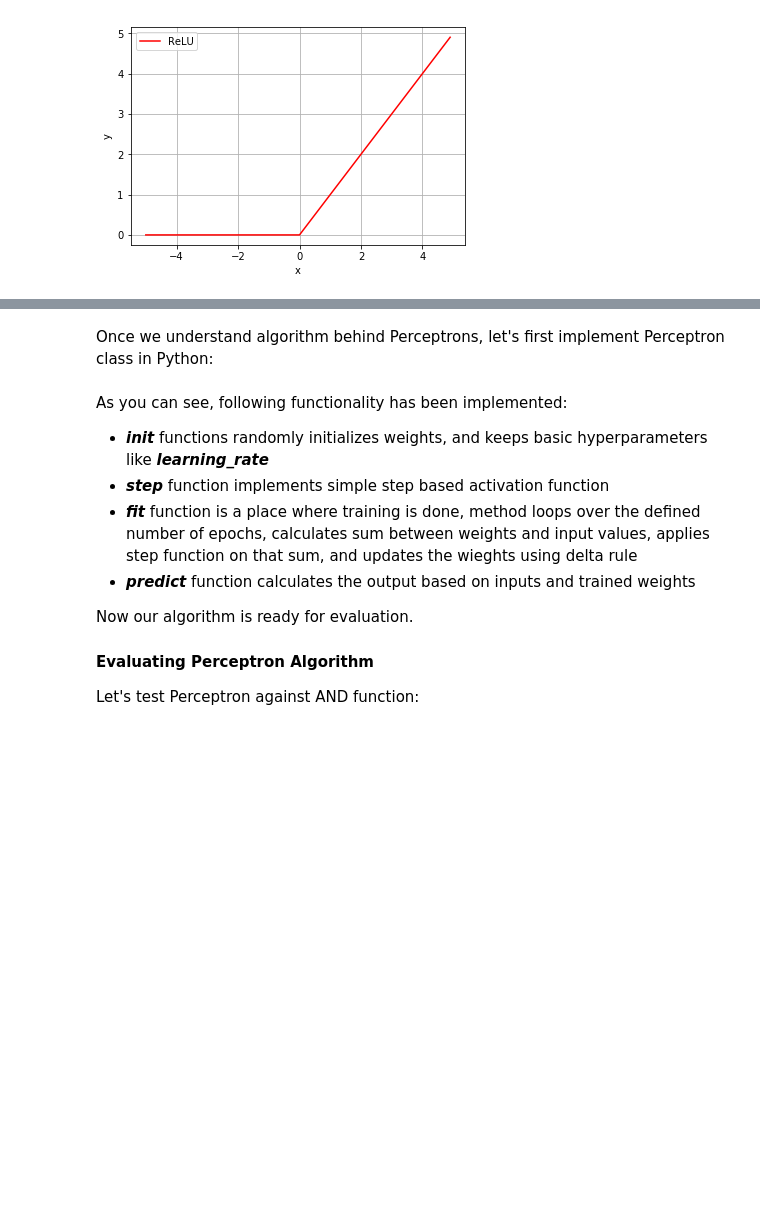
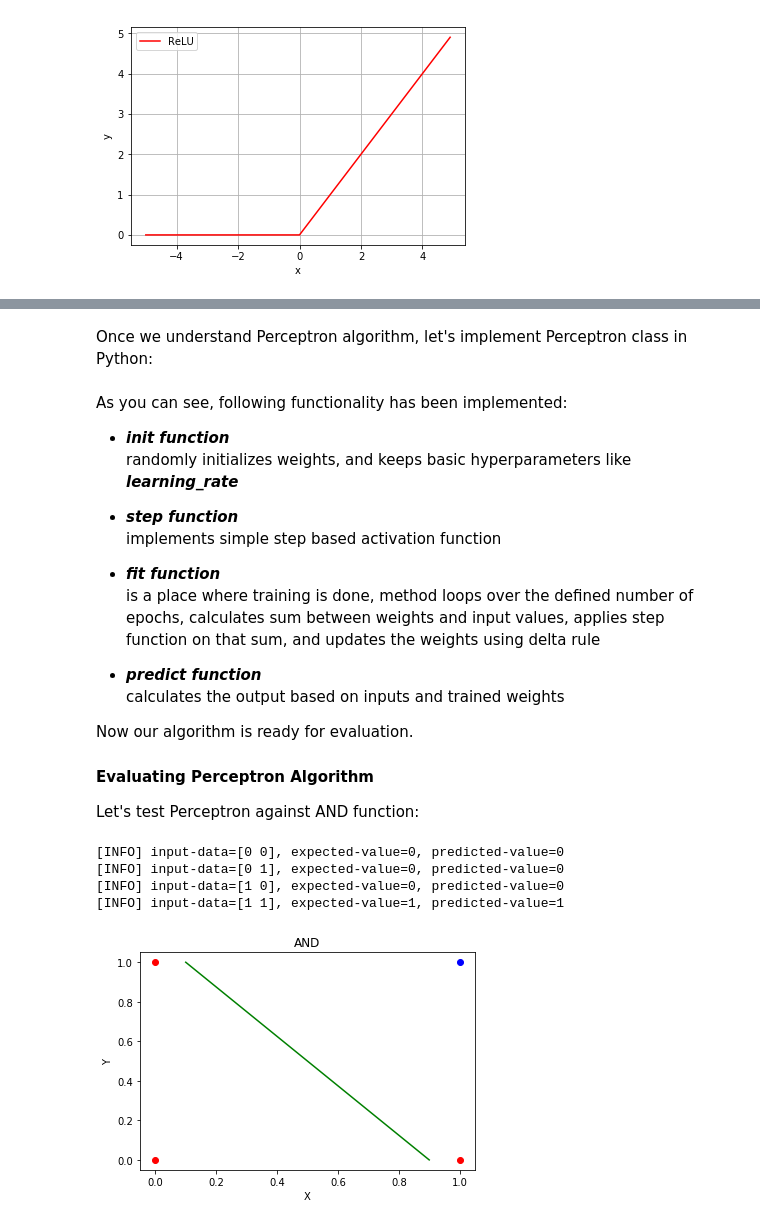
Before and after one commit to fractus-io/neural-networks-tutorial, a Jupyter notebook: NeuralNetworksBasics.ipynb, the cells around one changed output, grey strips where cells are left out. Drawn from its saved outputs; the diff is of its cells as text; code cells hidden in the pictures; blank space fills up the shorter version.

```diff
--- a/NeuralNetworksBasics.ipynb
+++ b/NeuralNetworksBasics.ipynb
@@ -467,5 +491,5 @@ amount of time for our learning to converge.
 # %% [markdown]
-Once we understand algorithm behind Perceptrons, let's first implement Perceptron class in Python:
+Once we understand Perceptron algorithm, let's implement Perceptron class in Python:
 # %%
 import numpy as np
 
@@ -516,10 +543,17 @@ class Perceptron:
 
 As you can see, following functionality has been implemented:
 
-* ***init*** functions randomly initializes weights, and keeps basic hyperparameters like ***learning_rate***
-* ***step*** function implements simple step based activation function
-* ***fit*** function is a place where training is done, method loops over the defined number of epochs, calculates sum between weights and input values, applies step function on that sum, and updates the wieghts using delta rule
-* ***predict*** function calculates the output based on inputs and trained weights
+* ***init function***
+    randomly initializes weights, and keeps basic hyperparameters like ***learning_rate***
+
+* ***step function***
+    implements simple step based activation function
+
+* ***fit function***
+    is a place where training is done, method loops over the defined number of epochs, calculates sum between weights and input values, applies step function on that sum, and updates the weights using delta rule
+
+* ***predict function***
+    calculates the output based on inputs and trained weights
 
 Now our algorithm is ready for evaluation.
 
@@ -532,16 +566,32 @@ Let's test Perceptron against AND function:
 X = np.array([[0, 0], [0, 1], [1, 0], [1, 1]])
 y = np.array([[0], [0], [0], [1]])
 
-# obtain perceptron
+# instantiate perceptron object
 p = Perceptron(X.shape[1], learning_rate=0.1)
 
-# train
+# train the perceptron
 p.fit(X, y, epochs=20)
 
-# now that our network is trained, loop over the data points
+# loop over input data
 for (x, target) in zip(X, y):
 
-    # make a prediction, note: x must be matrix
+    # predict
     pred = p.predict(np.atleast_2d(x))
-    print("[INFO] input-data={}, target-value={}, predicted-value={}".format(x, target[0], pred))
+    # print the results
+    print("[INFO] input-data={}, expected-value={}, predicted-value={}".format(x, target[0], pred))
+# %% [output]
+[INFO] input-data=[0 0], expected-value=0, predicted-value=0
+[INFO] input-data=[0 1], expected-value=0, predicted-value=0
+[INFO] input-data=[1 0], expected-value=0, predicted-value=0
+[INFO] input-data=[1 1], expected-value=1, predicted-value=1
+# %%
+plt.title("AND")
+plt.plot([0, 0, 1], [0, 1, 0], 'ro', )
+plt.plot([1], [1], 'bo', )
+plt.plot([0.1, 0.9], [1, 0], label='Linear', color='g')
+plt.xlabel('X')
+plt.ylabel('Y')
+plt.show()
+# %% [output]
+[figure, added]
 # %% [markdown]
```
Also changed, not shown: parts of 26 cells of this notebook, 6 other files.
